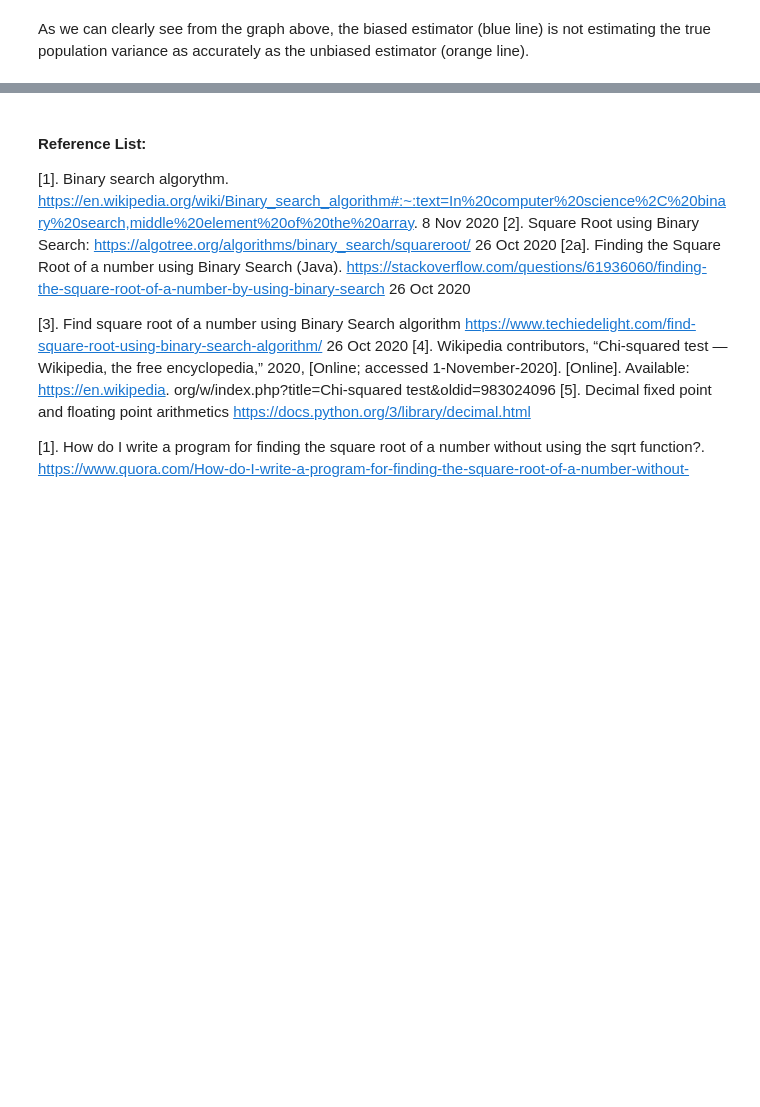
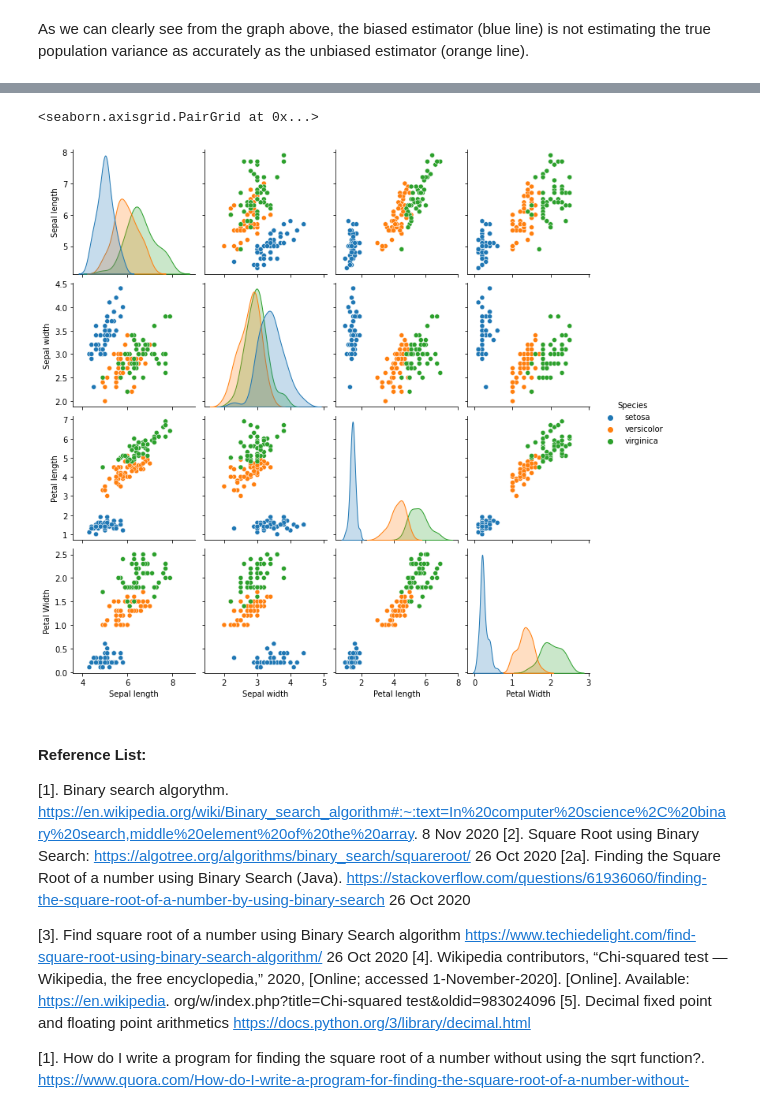
Before and after one commit to JuliaMal/Machine_learning_and_stats_Assessment, a Jupyter notebook: Tasks.ipynb, the cells around one changed output, grey strips where cells are left out. Cells and saved outputs as stored; diff of their text form; code cells hidden in the pictures; blank space fills up the shorter version.

```diff
--- a/Tasks.ipynb
+++ b/Tasks.ipynb
@@ -360,0 +358,4 @@ exp_mean = meanArray.expanding().mean()
+# %%
+# Read the iris.csv from a file
+df = pd.read_csv('iris.csv')
+df
@@ -361,3 +376,9 @@ exp_mean = meanArray.expanding().mean()
+# %%
+# checking the iris species distribution
+sns.pairplot(df, hue="Species")
+# %% [output]
+<seaborn.axisgrid.PairGrid at 0x...>
+[figure, added]
 # %% [markdown]
 #### Reference List:
 
```
Also changed, not shown: parts of 13 cells of this notebook, 1 other file.
